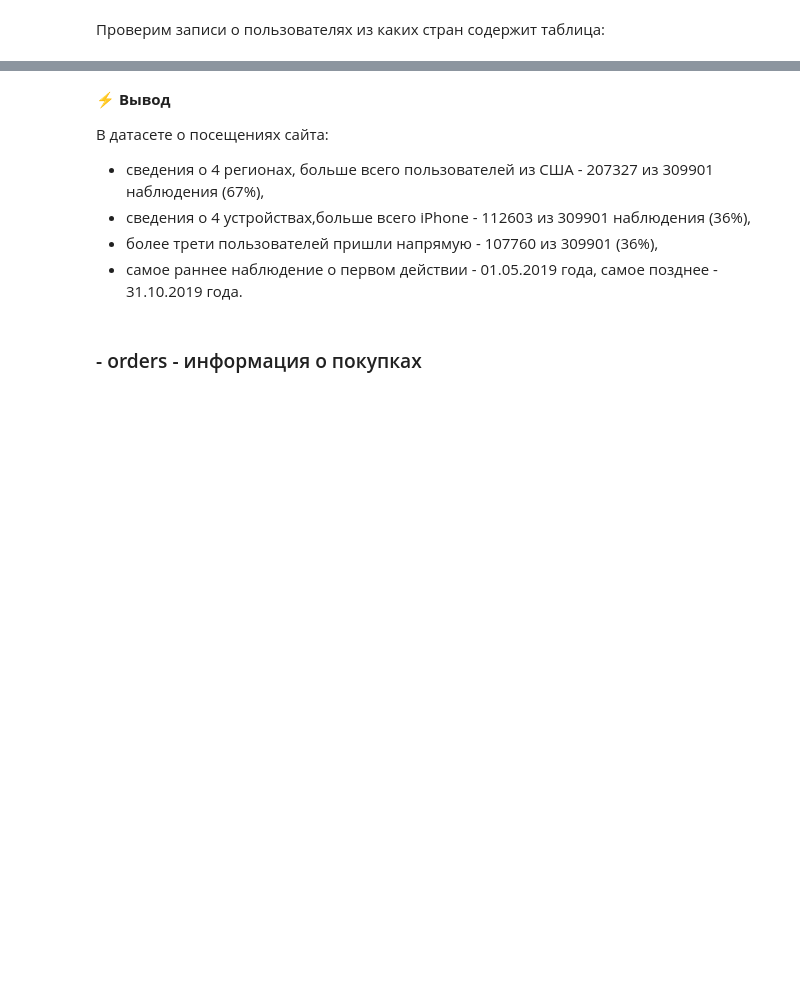
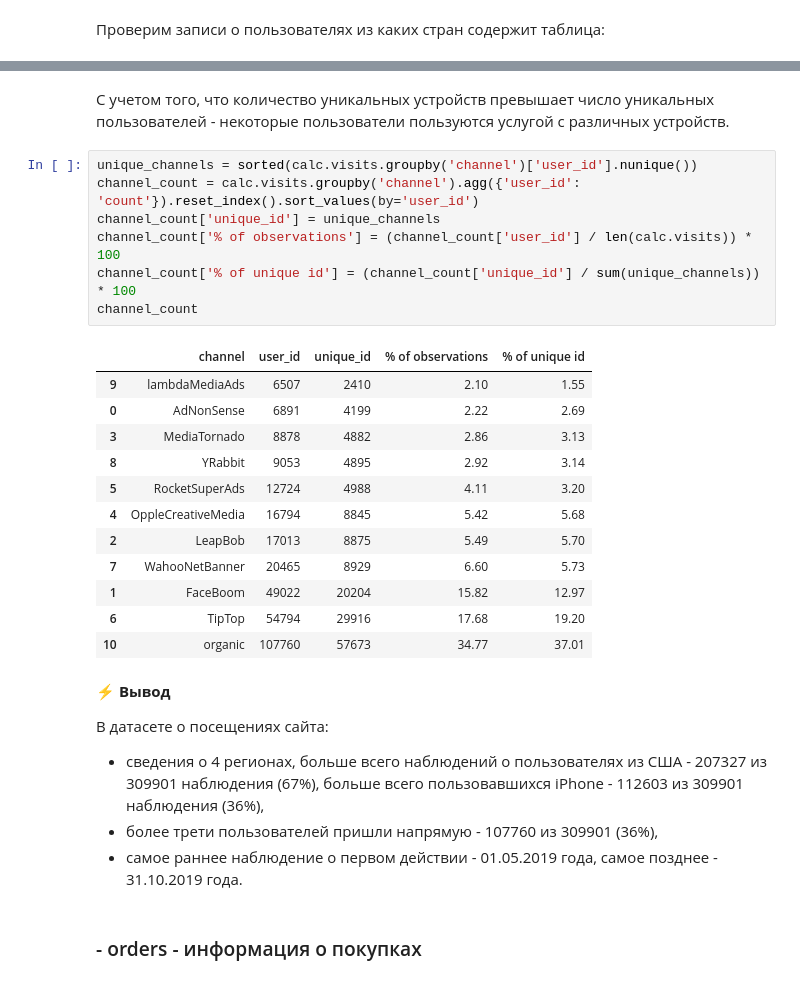
Before and after one commit to ikazman/practicum_da_projects, a Jupyter notebook: marketing_analysis/maketing_analysis.ipynb, the cells around one changed output, grey strips where cells are left out. Saved outputs shown, nothing was run; the diff lists cells and outputs as text; blank space fills up the shorter version.

```diff
--- a/marketing_analysis/maketing_analysis.ipynb
+++ b/marketing_analysis/maketing_analysis.ipynb
@@ -256,10 +280,31 @@ device_count
+# %% [markdown]
+С учетом того, что количество уникальных устройств превышает число уникальных пользователей - некоторые пользователи пользуются услугой с различных устройств.
+# %%
+unique_channels = sorted(calc.visits.groupby('channel')['user_id'].nunique())
+channel_count = calc.visits.groupby('channel').agg({'user_id': 'count'}).reset_index().sort_values(by='user_id')
+channel_count['unique_id'] = unique_channels
+channel_count['% of observations'] = (channel_count['user_id'] / len(calc.visits)) * 100
+channel_count['% of unique id'] = (channel_count['unique_id'] / sum(unique_channels)) * 100
+channel_count
+# %% [output]
+|  | channel | user_id | unique_id | % of observations | % of unique id |
+| 9 | lambdaMediaAds | 6507 | 2410 | 2.10 | 1.55 |
+| 0 | AdNonSense | 6891 | 4199 | 2.22 | 2.69 |
+| 3 | MediaTornado | 8878 | 4882 | 2.86 | 3.13 |
+| 8 | YRabbit | 9053 | 4895 | 2.92 | 3.14 |
+| 5 | RocketSuperAds | 12724 | 4988 | 4.11 | 3.20 |
+| 4 | OppleCreativeMedia | 16794 | 8845 | 5.42 | 5.68 |
+| 2 | LeapBob | 17013 | 8875 | 5.49 | 5.70 |
+| 7 | WahooNetBanner | 20465 | 8929 | 6.60 | 5.73 |
+| 1 | FaceBoom | 49022 | 20204 | 15.82 | 12.97 |
+| 6 | TipTop | 54794 | 29916 | 17.68 | 19.20 |
+| 10 | organic | 107760 | 57673 | 34.77 | 37.01 |
 # %% [markdown]
 &#9889; **Вывод**
 
 В датасете о посещениях сайта:
 
-- сведения о 4 регионах, больше всего пользователей из США - 207327 из 309901 наблюдения (67%),
-- сведения о 4 устройствах,больше всего iPhone - 112603 из 309901 наблюдения (36%),
+- сведения о 4 регионах, больше всего наблюдений о пользователях из США - 207327 из 309901 наблюдения (67%), больше всего пользовавшихся iPhone - 112603 из 309901 наблюдения (36%),
 - более трети пользователей пришли напрямую - 107760 из 309901 (36%),
 - самое раннее наблюдение о первом действии - 01.05.2019 года, самое позднее - 31.10.2019 года.
 # %% [markdown]
```
Also changed, not shown: parts of 21 cells of this notebook.
